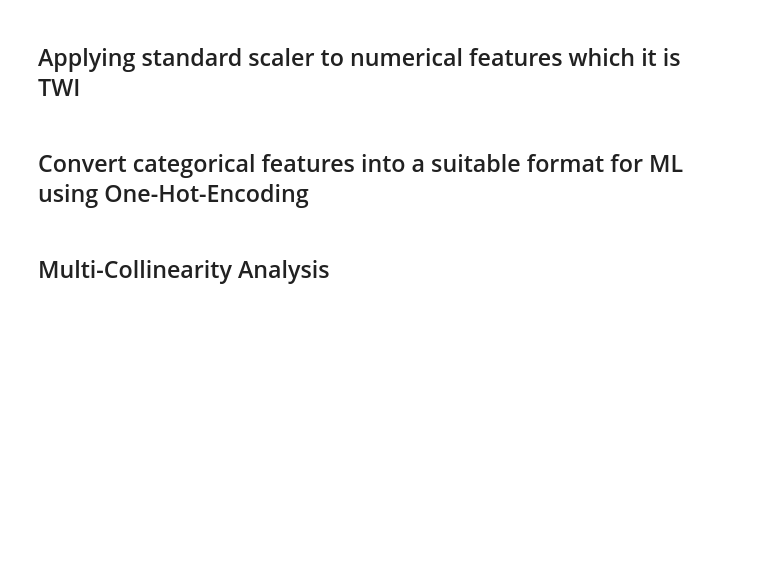
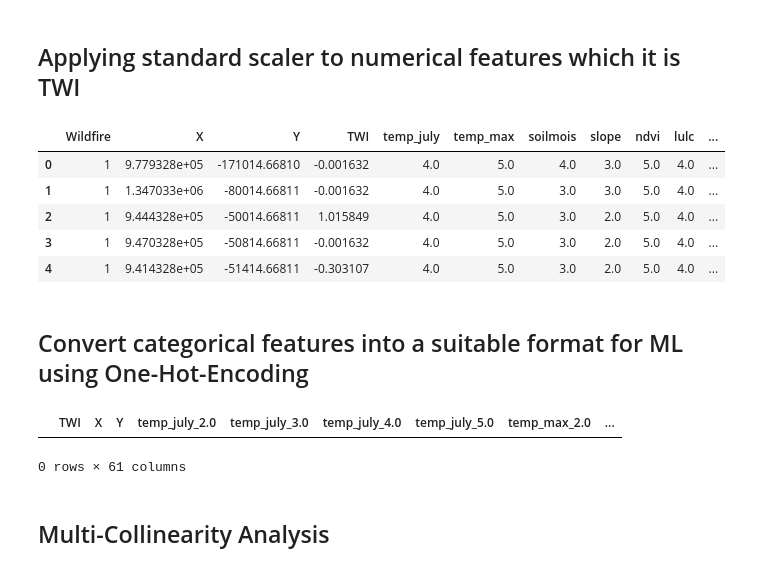
Before and after one commit to ashkanmosalla/Wildfire, a Jupyter notebook: run.ipynb, the cells around one changed output. Drawn from its saved outputs; the diff is of its cells as text; code cells hidden in the pictures; blank space fills up the shorter version.

```diff
--- a/run.ipynb
+++ b/run.ipynb
@@ -587,5 +587,14 @@ New_df_train['TWI'] = twi_scaled_train.flatten()
 twi_test = New_df_test['TWI'].values.reshape(-1, 1)
 twi_scaled_test = scaler.transform(twi_test)  # Note the use of transform() instead of fit_transform()
 New_df_test['TWI'] = twi_scaled_test.flatten()
+# %%
+New_df_train.head()
+# %% [output]
+|  | Wildfire | X | Y | TWI | temp_july | temp_max | soilmois | slope | ndvi | lulc | ... |
+| 0 | 1 | 9.779328e+05 | -171014.66810 | -0.001632 | 4.0 | 5.0 | 4.0 | 3.0 | 5.0 | 4.0 | ... |
+| 1 | 1 | 1.347033e+06 | -80014.66811 | -0.001632 | 4.0 | 5.0 | 3.0 | 3.0 | 5.0 | 4.0 | ... |
+| 2 | 1 | 9.444328e+05 | -50014.66811 | 1.015849 | 4.0 | 5.0 | 3.0 | 2.0 | 5.0 | 4.0 | ... |
+| 3 | 1 | 9.470328e+05 | -50814.66811 | -0.001632 | 4.0 | 5.0 | 3.0 | 2.0 | 5.0 | 4.0 | ... |
+| 4 | 1 | 9.414328e+05 | -51414.66811 | -0.303107 | 4.0 | 5.0 | 3.0 | 2.0 | 5.0 | 4.0 | ... |
 # %% [markdown]
 ## Convert categorical features into a suitable format for ML using One-Hot-Encoding
@@ -629,3 +633,8 @@ test_features = pd.concat([New_df_test[['TWI']], enc_test], axis=1)
+# %%
+final_train_df[final_train_df.isnull().any(axis= 1)]
+# %% [output]
+|  | TWI | X | Y | temp_july_2.0 | temp_july_3.0 | temp_july_4.0 | temp_july_5.0 | temp_max_2.0 | ... |
+0 rows × 61 columns
 # %% [markdown]
 ## Multi-Collinearity Analysis
 # %%
```
Also changed, not shown: parts of 5 cells of this notebook.
